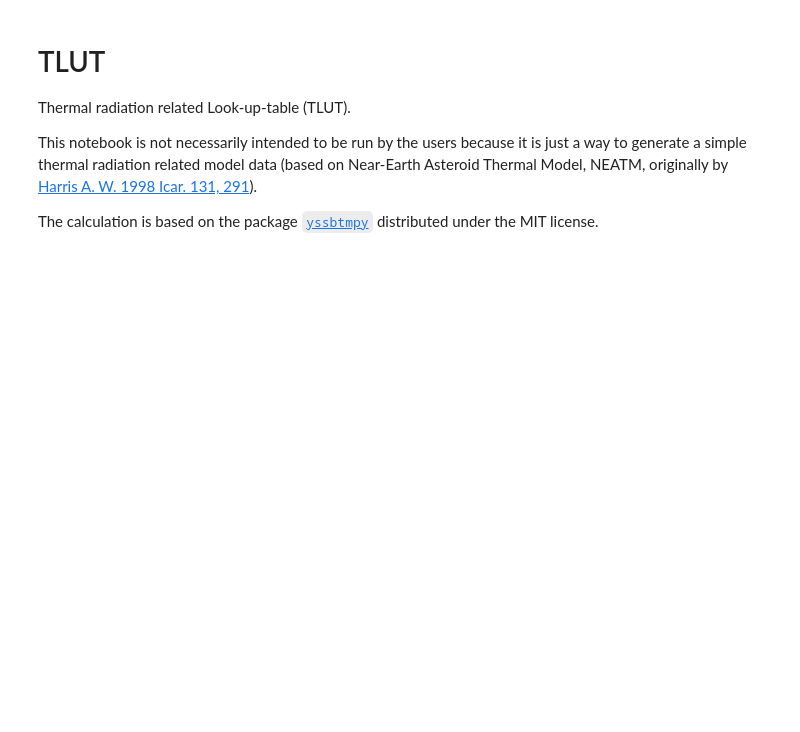
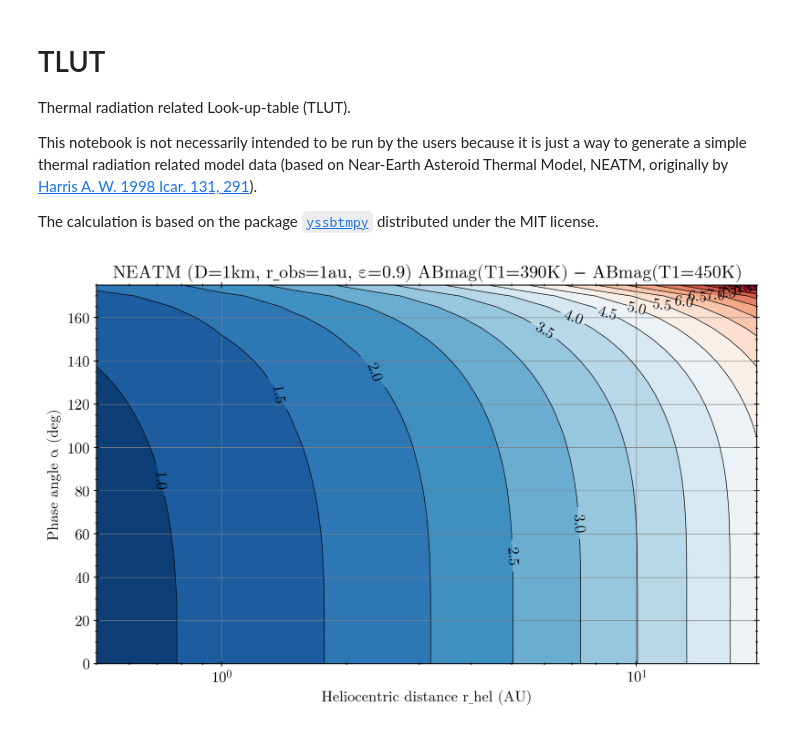
Before and after one commit to ysBach/SPICEtools, a Jupyter notebook: docs/A1-TLUT.ipynb, the cells around one changed output. Saved outputs shown, nothing was run; the diff lists cells and outputs as text; code cells hidden in the pictures; blank space fills up the shorter version.

Commit message:
update TLUT notebook to show delta ABmag depending on T1

```diff
--- a/docs/A1-TLUT.ipynb
+++ b/docs/A1-TLUT.ipynb
@@ -33,3 +33,55 @@ flams = np.array(flams)
 abmags = np.around(tm.flam2ab(flams, 5), 3)
 df = pd.DataFrame(abmags, index=alphas, columns=rhels)
 df.to_csv("abmags_neatm_T1_450_5um.csv")
+# %%
+%config InlineBackend.figure_format = 'retina'
+# %matplotlib notebook
+import numpy as np
+from IPython.core.interactiveshell import InteractiveShell
+from matplotlib import pyplot as plt
+
+InteractiveShell.ast_node_interactivity = 'last_expr'
+
+# We need to do it in a separate cell. See:
+# https://github.com/jupyter/notebook/issues/3385
+plt.style.use('default')
+plt.rcParams.update({
+    'font.family': 'latin modern math', 'font.size':12, 'mathtext.fontset':'stix',
+    'axes.formatter.use_mathtext': True, 'axes.formatter.limits': (-4, 4),
+    'axes.grid': True, 'grid.color': 'gray', 'grid.linewidth': 0.5,
+    'xtick.top': True, 'ytick.right': True,
+    'xtick.direction': 'inout', 'ytick.direction': 'inout',
+    'xtick.minor.size': 2.0, 'ytick.minor.size': 2.0,  # default 2.0
+    'xtick.major.size': 4.0, 'ytick.major.size': 4.0,  # default 3.5
+    'xtick.minor.visible': True, 'ytick.minor.visible': True
+})
+
+flams = []
+alphas = np.arange(0, 180, 5)
+rhels = np.arange(0.5, 20, 0.5)
+for alpha in alphas:
+    _flams = []
+    for rhel in rhels:
+        sb = tm.NEATMBody(r_hel=rhel, temp_eqm_1au=390, alpha=alpha, skip_quantity=True)
+        _flams.append(0.9*sb.calc_flux_ther(5)[0])  # emissivity 0.9
+    flams.append(np.array(_flams))
+flams = np.array(flams)
+abmags = np.around(tm.flam2ab(flams, 5), 3)
+df = pd.DataFrame(abmags, index=alphas, columns=rhels)
+dmag = df - pd.read_csv("abmags_neatm_T1_450_5um.csv", index_col=0).to_numpy()
+
+fig, axs = plt.subplots(1, 1, figsize=(8, 5), layout="constrained", gridspec_kw=None, sharex=False, sharey=False)
+
+#axs[0].
+axs.contourf(rhels, alphas, dmag, levels=20, cmap="RdBu_r")
+cs = axs.contour(rhels, alphas, dmag, levels=20, colors="k", linewidths=0.5)
+axs.clabel(cs, inline=True, fontsize=12)
+axs.set(
+    xscale="log",
+    xlabel="Heliocentric distance r_hel (AU)",
+    ylabel="Phase angle α (deg)",
+    title="NEATM (D=1km, r_obs=1au, ε=0.9) ABmag(T1=390K) $-$ ABmag(T1=450K)"
+)
+plt.show();
+# %% [output]
+[figure, added]
```
Also changed, not shown: parts of 2 cells of this notebook.
